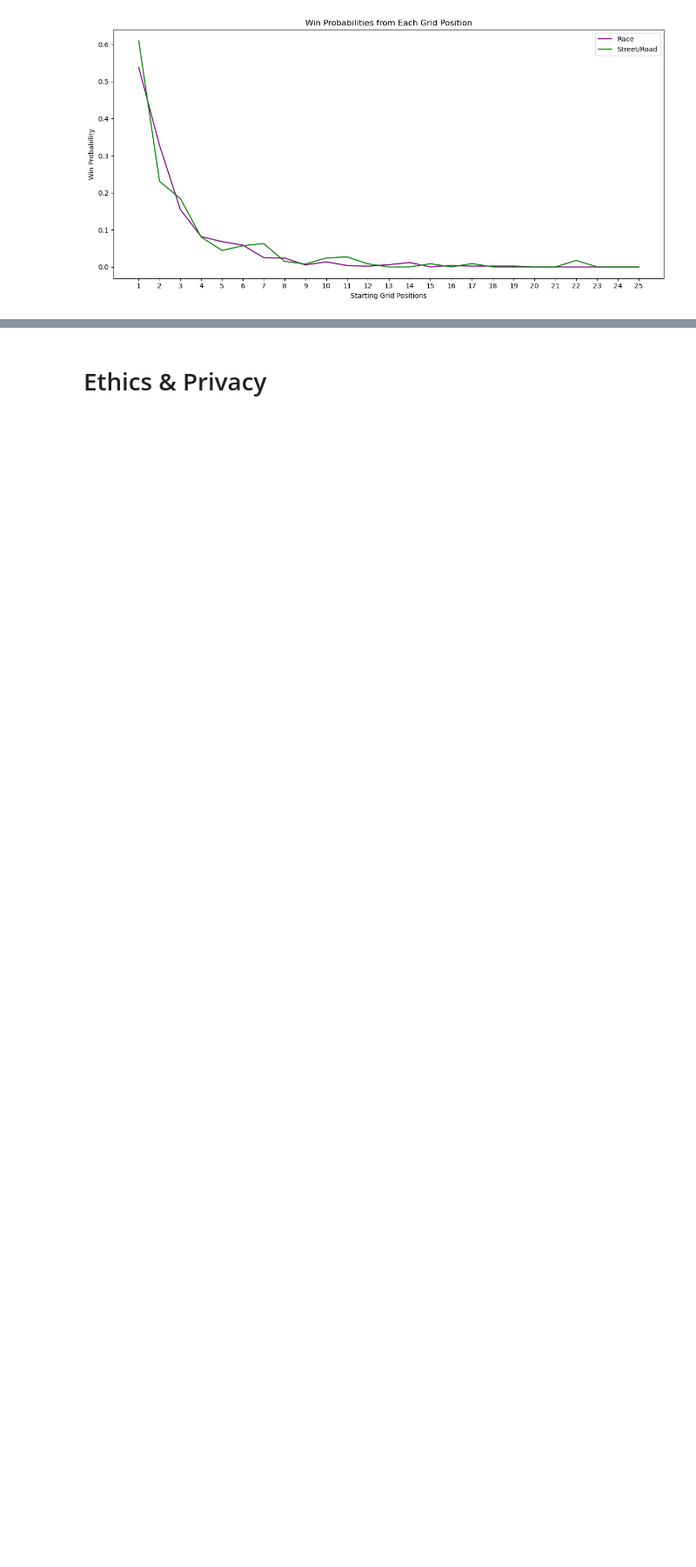
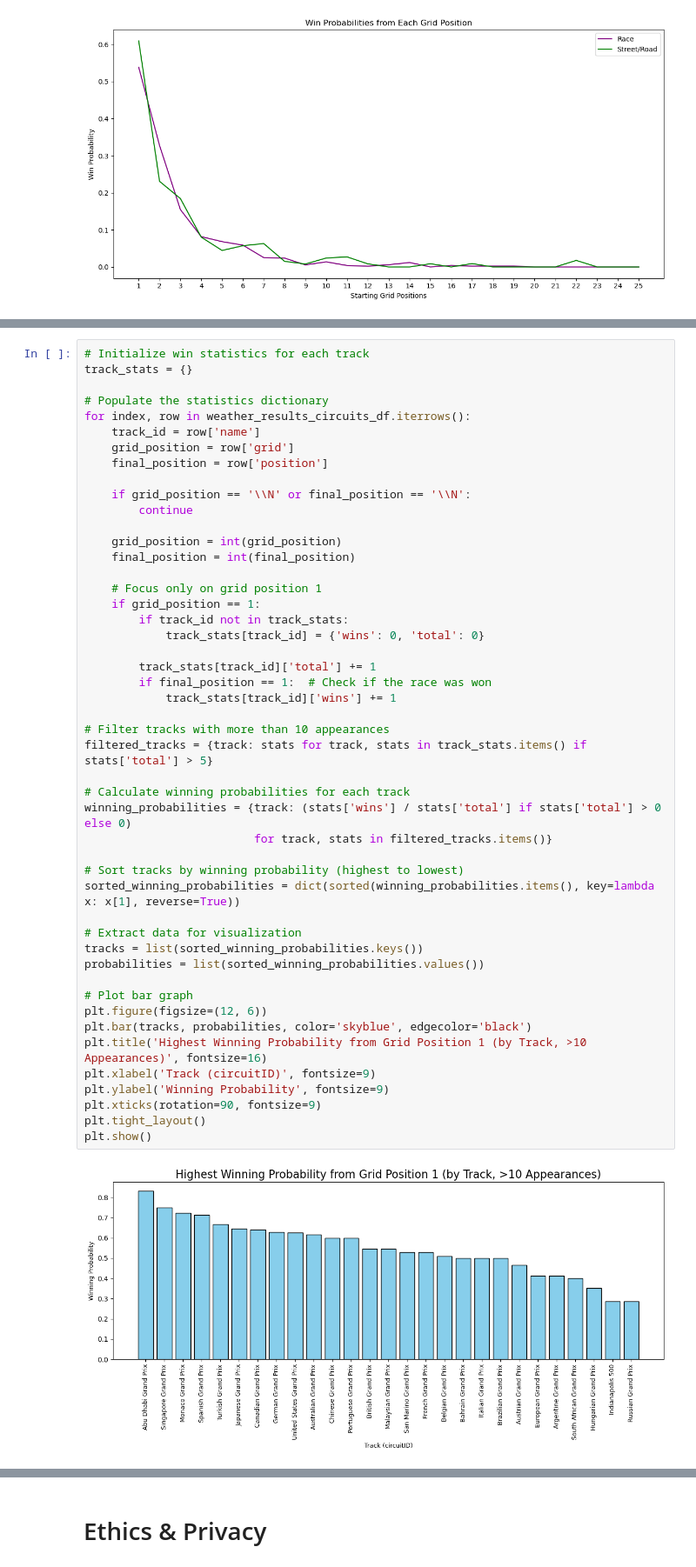
Before and after one commit to KaustubhPaliwal/F1GridAnalysis, a Jupyter notebook: FinalProject_Group149-FA24.ipynb, the cells around one changed output, grey strips where cells are left out. Shown at 87% size. Drawn from its saved outputs; the diff is of its cells as text; blank space fills up the shorter version.

```diff
--- a/FinalProject_Group149-FA24.ipynb
+++ b/FinalProject_Group149-FA24.ipynb
@@ -828,0 +931,50 @@ These findings will culminate in actionable insights for race strategy optimizat
+# %%
+# Initialize win statistics for each track
+track_stats = {}
+
+# Populate the statistics dictionary
+for index, row in weather_results_circuits_df.iterrows():
+    track_id = row['name']
+    grid_position = row['grid']
+    final_position = row['position']
+
+    if grid_position == '\\N' or final_position == '\\N':
+        continue
+
+    grid_position = int(grid_position)
+    final_position = int(final_position)
+
+    # Focus only on grid position 1
+    if grid_position == 1:
+        if track_id not in track_stats:
+            track_stats[track_id] = {'wins': 0, 'total': 0}
+
+        track_stats[track_id]['total'] += 1
+        if final_position == 1:  # Check if the race was won
+            track_stats[track_id]['wins'] += 1
+
+# Filter tracks with more than 10 appearances
+filtered_tracks = {track: stats for track, stats in track_stats.items() if stats['total'] > 5}
+
+# Calculate winning probabilities for each track
+winning_probabilities = {track: (stats['wins'] / stats['total'] if stats['total'] > 0 else 0)
+                         for track, stats in filtered_tracks.items()}
+
+# Sort tracks by winning probability (highest to lowest)
+sorted_winning_probabilities = dict(sorted(winning_probabilities.items(), key=lambda x: x[1], reverse=True))
+
+# Extract data for visualization
+tracks = list(sorted_winning_probabilities.keys())
+probabilities = list(sorted_winning_probabilities.values())
+
+# Plot bar graph
+plt.figure(figsize=(12, 6))
+plt.bar(tracks, probabilities, color='skyblue', edgecolor='black')
+plt.title('Highest Winning Probability from Grid Position 1 (by Track, >10 Appearances)', fontsize=16)
+plt.xlabel('Track (circuitID)', fontsize=9)
+plt.ylabel('Winning Probability', fontsize=9)
+plt.xticks(rotation=90, fontsize=9)
+plt.tight_layout()
+plt.show()
+# %% [output]
+[figure, added]
```
Also changed, not shown: parts of 25 cells of this notebook.
